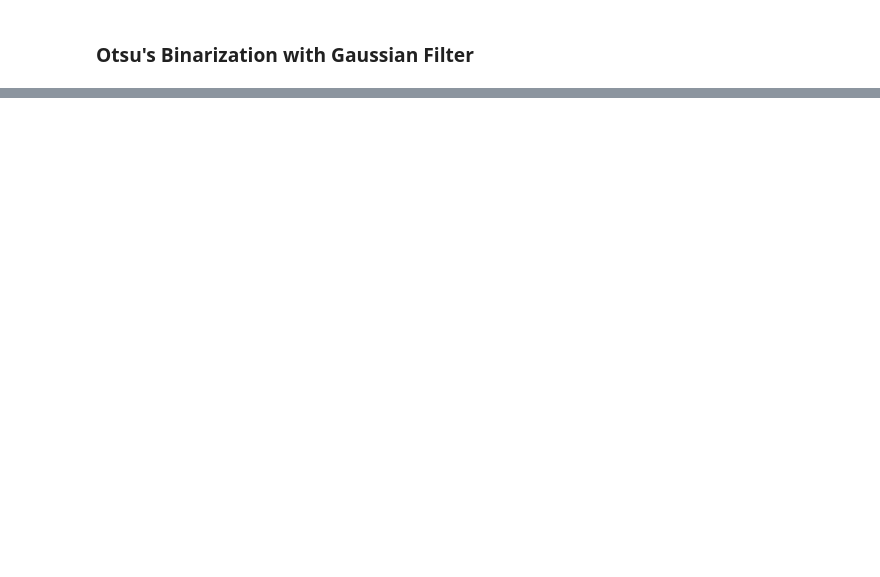
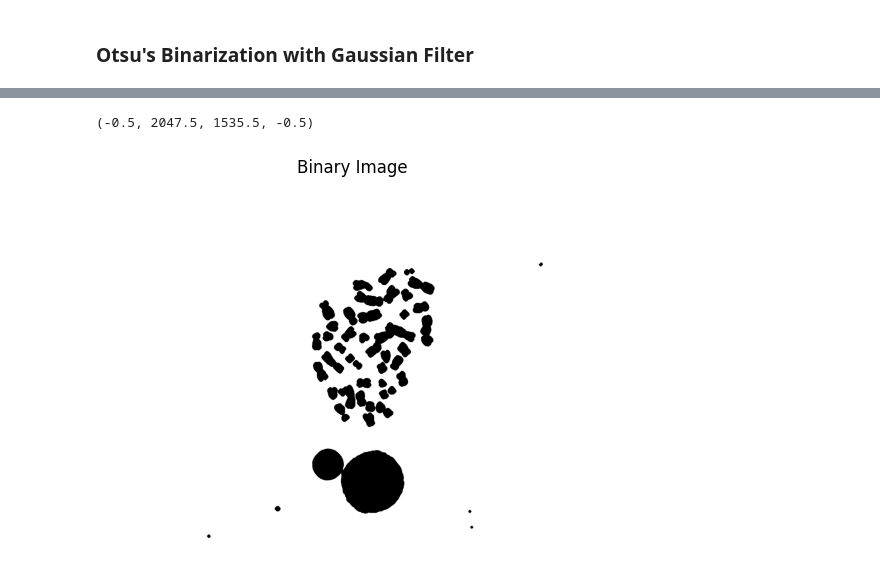
Before and after one commit to HyanBatista/chromosome-counter, a Jupyter notebook: notebooks/preprocessing.ipynb, the cells around one changed output, grey strips where cells are left out. Saved outputs shown, nothing was run; the diff lists cells and outputs as text; code cells hidden in the pictures; blank space fills up the shorter version.

```diff
--- a/notebooks/preprocessing.ipynb
+++ b/notebooks/preprocessing.ipynb
@@ -64,0 +66,24 @@ plt.axis('off');
+# %%
+inverted_image = 255 - binary_image
+
+kernel1 = np.array([
+    [1,1,1],
+    [1,1,1],
+    [1,1,1]
+], np.uint8)
+
+eroded_image = cv.erode(inverted_image, kernel1, iterations=1)
+
+kernel2 = np.array([
+    [0,1,0],
+    [1,1,1],
+    [0,1,0]
+], np.uint8)
+
+eroded_image = cv.erode(eroded_image, kernel2, iterations=5)
+plt.imshow(cv.cvtColor(eroded_image, cv.COLOR_GRAY2RGB))
+plt.title('Binary Image')
+plt.axis('off')
+# %% [output]
+(-0.5, 2047.5, 1535.5, -0.5)
+[figure, added]
```
Also changed, not shown: parts of 7 cells of this notebook.
